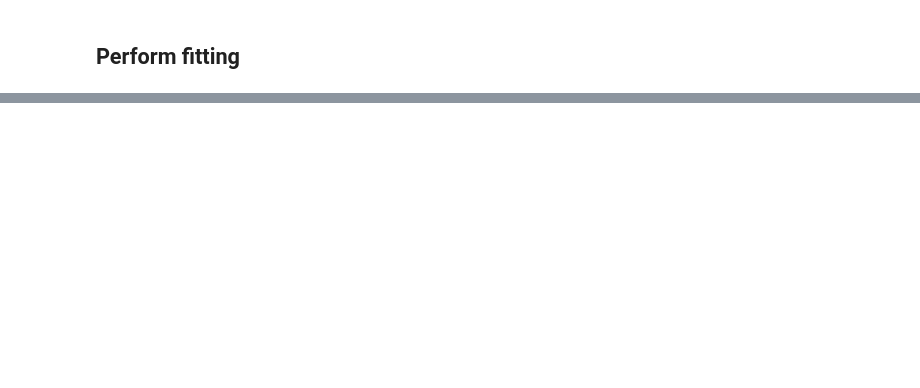
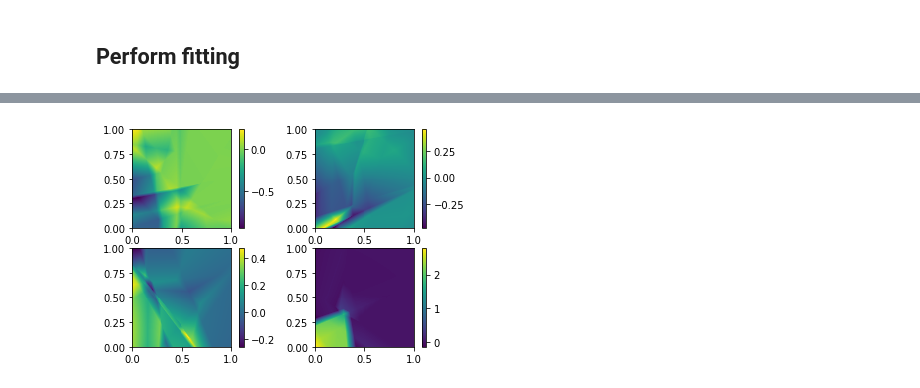
Before and after one commit to wbishopJanelia/janelia_core, a Jupyter notebook: development/single_subject_vae.ipynb, the cells around one changed output, grey strips where cells are left out. Saved outputs shown, nothing was run; the diff lists cells and outputs as text; code cells hidden in the pictures; blank space fills up the shorter version.

```diff
--- a/development/single_subject_vae.ipynb
+++ b/development/single_subject_vae.ipynb
@@ -422,0 +490,4 @@ visualize_low_rank_matrix_modes(q)
+# %%
+visualize_low_rank_matrix_modes(p_f)
+# %% [output]
+[figure, added]
```
Also changed, not shown: parts of 13 cells of this notebook.
